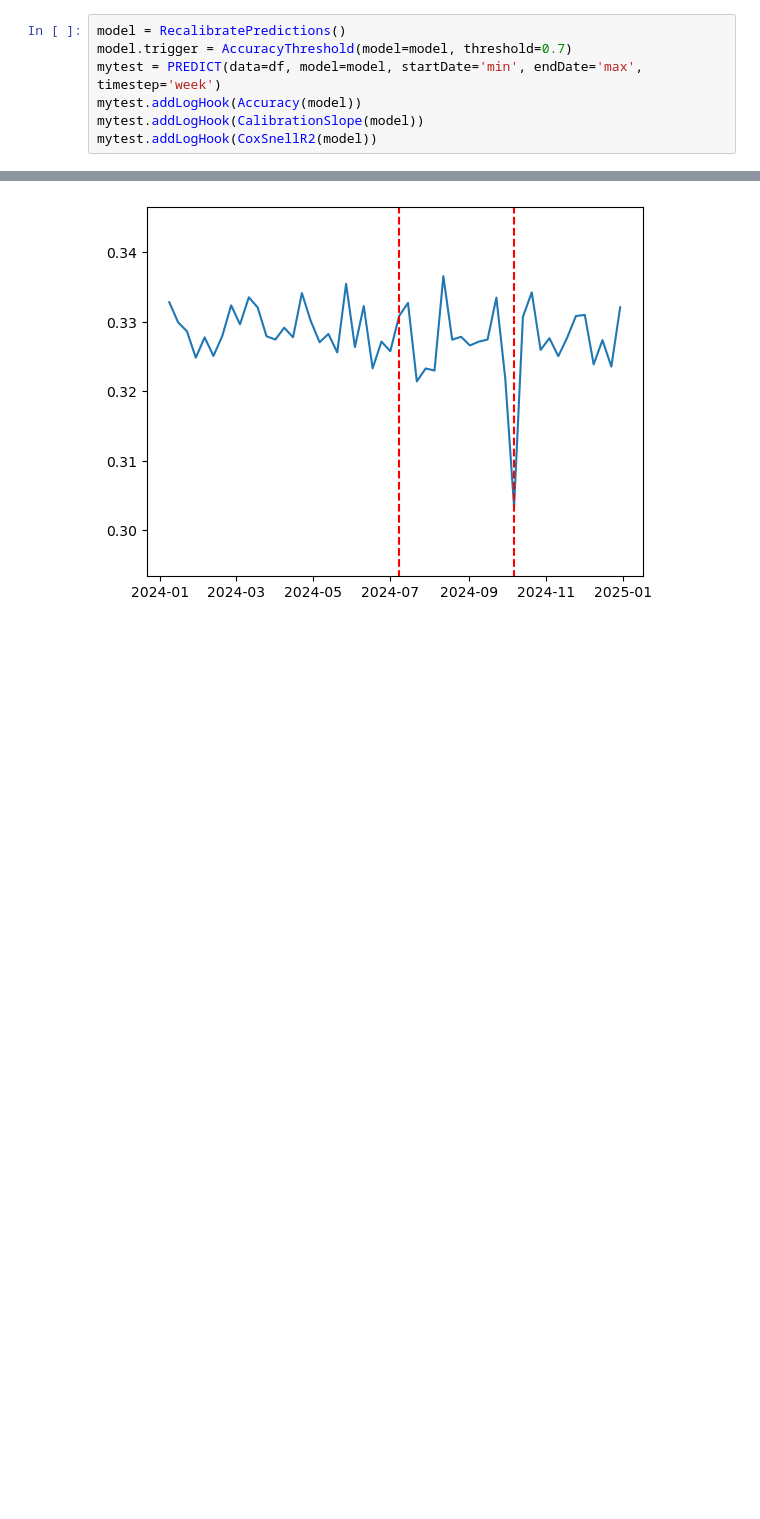
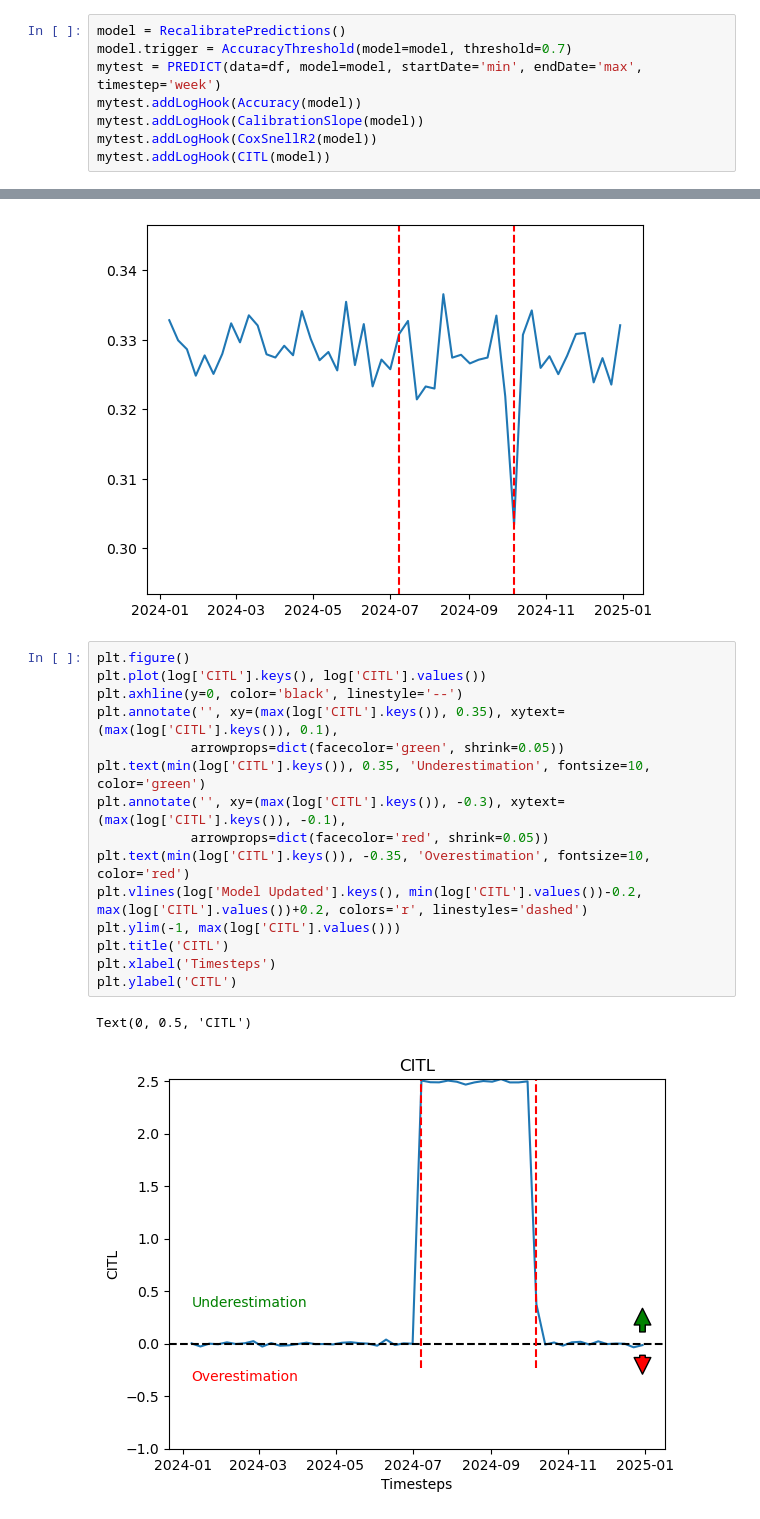
Before and after one commit to sdrelton/PREDICT, a Jupyter notebook: Examples/recalibration_example.ipynb, the cells around one changed output, grey strips where cells are left out. Cells and saved outputs as stored; diff of their text form; blank space fills up the shorter version.

Commit message:
CITL calculation updated.

```diff
--- a/Examples/recalibration_example.ipynb
+++ b/Examples/recalibration_example.ipynb
@@ -77,6 +77,7 @@ mytest = PREDICT(data=df, model=model, startDate='min', endDate='max', timestep=
 mytest.addLogHook(Accuracy(model))
 mytest.addLogHook(CalibrationSlope(model))
 mytest.addLogHook(CoxSnellR2(model))
+mytest.addLogHook(CITL(model))
 # %%
 mytest.run()
 # %%
@@ -111,3 +112,21 @@ plt.ylim(min(log['CoxSnellR2'].values())-0.01, max(log['CoxSnellR2'].values())+0
 # %% [output]
 (0.29340413236266716, 0.34657346502923536)
 [figure]
+# %%
+plt.figure()
+plt.plot(log['CITL'].keys(), log['CITL'].values())
+plt.axhline(y=0, color='black', linestyle='--')
+plt.annotate('', xy=(max(log['CITL'].keys()), 0.35), xytext=(max(log['CITL'].keys()), 0.1),
+            arrowprops=dict(facecolor='green', shrink=0.05))
+plt.text(min(log['CITL'].keys()), 0.35, 'Underestimation', fontsize=10, color='green')
+plt.annotate('', xy=(max(log['CITL'].keys()), -0.3), xytext=(max(log['CITL'].keys()), -0.1),
+            arrowprops=dict(facecolor='red', shrink=0.05))
+plt.text(min(log['CITL'].keys()), -0.35, 'Overestimation', fontsize=10, color='red')
+plt.vlines(log['Model Updated'].keys(), min(log['CITL'].values())-0.2, max(log['CITL'].values())+0.2, colors='r', linestyles='dashed')
+plt.ylim(-1, max(log['CITL'].values()))
+plt.title('CITL')
+plt.xlabel('Timesteps')
+plt.ylabel('CITL')
+# %% [output]
+Text(0, 0.5, 'CITL')
+[figure, added]
```
Also changed, not shown: parts of 1 cell of this notebook, 2 other files.
